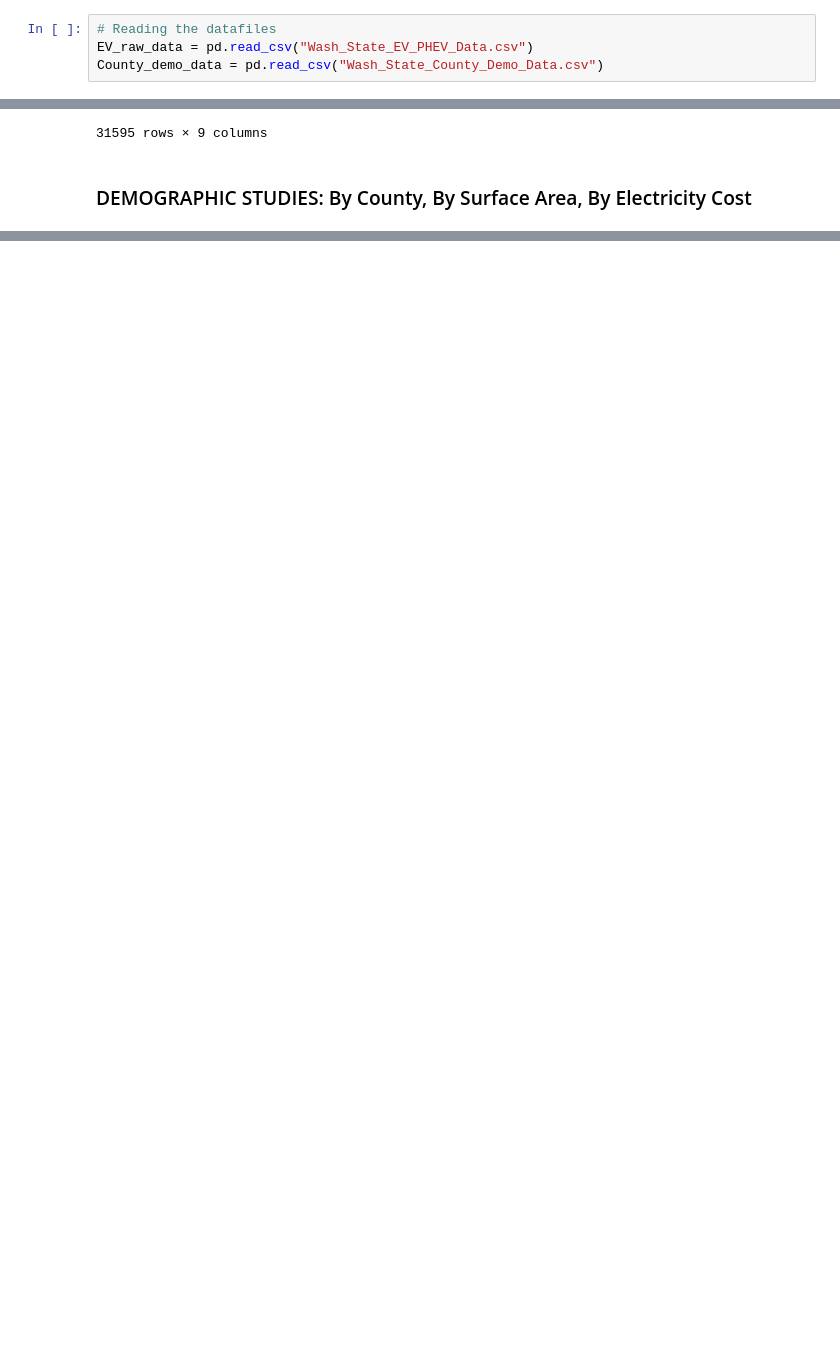
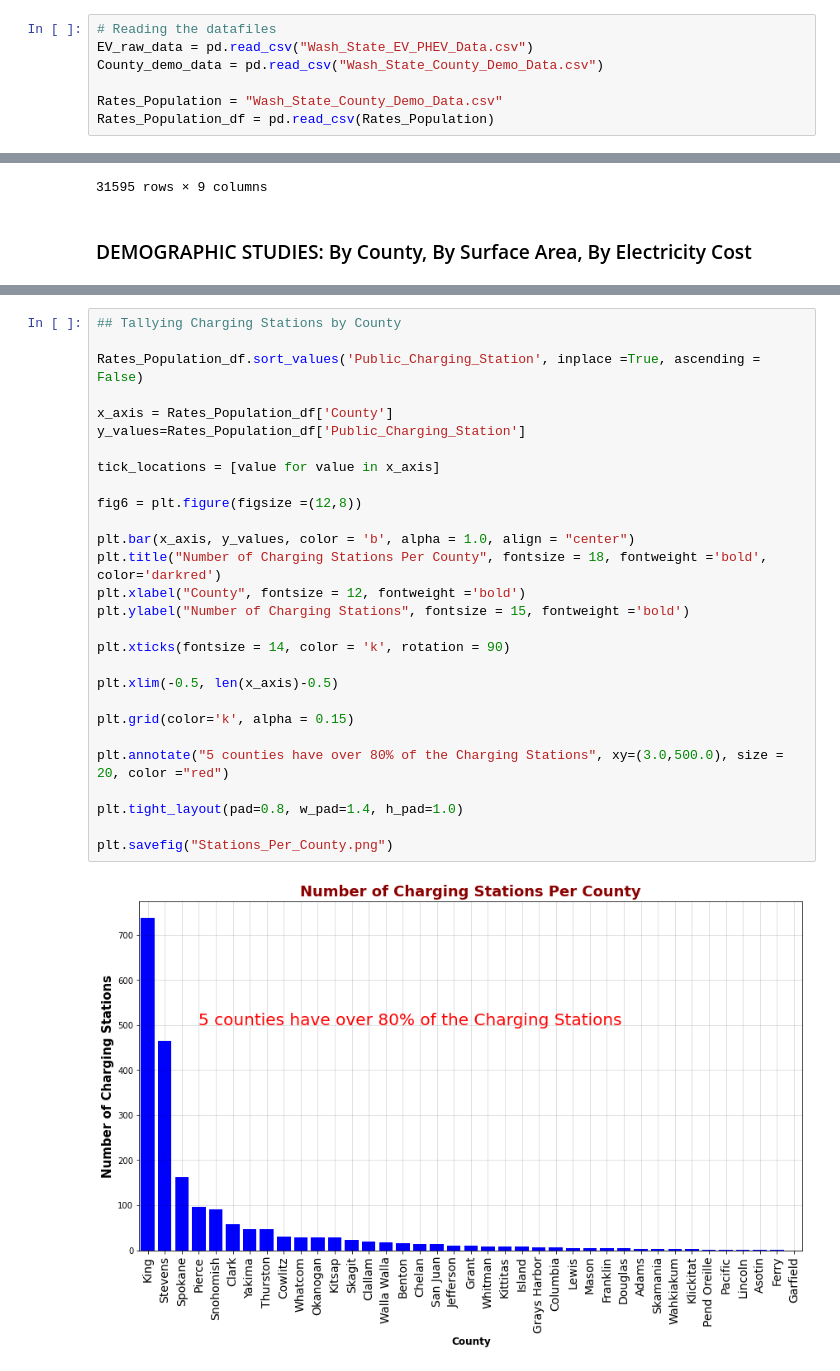
Before and after one commit to fbarillas08/Electric-Vehicles-in-WashingtonState, a Jupyter notebook: Project1_EV_WashingtonState.ipynb, the cells around one changed output, grey strips where cells are left out. Saved outputs shown, nothing was run; the diff lists cells and outputs as text; blank space fills up the shorter version.

Commit message:
Add files via upload
Updated Merged Code: new charts and tables
Unified csv files

```diff
--- a/Project1_EV_WashingtonState.ipynb
+++ b/Project1_EV_WashingtonState.ipynb
@@ -43,6 +51,9 @@ pd.options.display.float_format = "{:,.3f}".format
 # Reading the datafiles
 EV_raw_data = pd.read_csv("Wash_State_EV_PHEV_Data.csv")
 County_demo_data = pd.read_csv("Wash_State_County_Demo_Data.csv")
+
+Rates_Population = "Wash_State_County_Demo_Data.csv"
+Rates_Population_df = pd.read_csv(Rates_Population)
 # %%
 EV_raw_data = pd.DataFrame(EV_raw_data)
 EV_raw_data.head()
@@ -488,0 +541,30 @@ Last_Five_Years_df
+# %%
+## Tallying Charging Stations by County
+
+Rates_Population_df.sort_values('Public_Charging_Station', inplace =True, ascending = False)
+
+x_axis = Rates_Population_df['County']
+y_values=Rates_Population_df['Public_Charging_Station']
+
+tick_locations = [value for value in x_axis]
+
+fig6 = plt.figure(figsize =(12,8))
+
+plt.bar(x_axis, y_values, color = 'b', alpha = 1.0, align = "center")
+plt.title("Number of Charging Stations Per County", fontsize = 18, fontweight ='bold', color='darkred')
+plt.xlabel("County", fontsize = 12, fontweight ='bold')
+plt.ylabel("Number of Charging Stations", fontsize = 15, fontweight ='bold')
+
+plt.xticks(fontsize = 14, color = 'k', rotation = 90)
+
+plt.xlim(-0.5, len(x_axis)-0.5)
+
+plt.grid(color='k', alpha = 0.15)
+
+plt.annotate("5 counties have over 80% of the Charging Stations", xy=(3.0,500.0), size = 20, color ="red")
+
+plt.tight_layout(pad=0.8, w_pad=1.4, h_pad=1.0)
+
+plt.savefig("Stations_Per_County.png")
+# %% [output]
+[figure, added]
```
Also changed, not shown: parts of 12 cells of this notebook, 2 other files.
